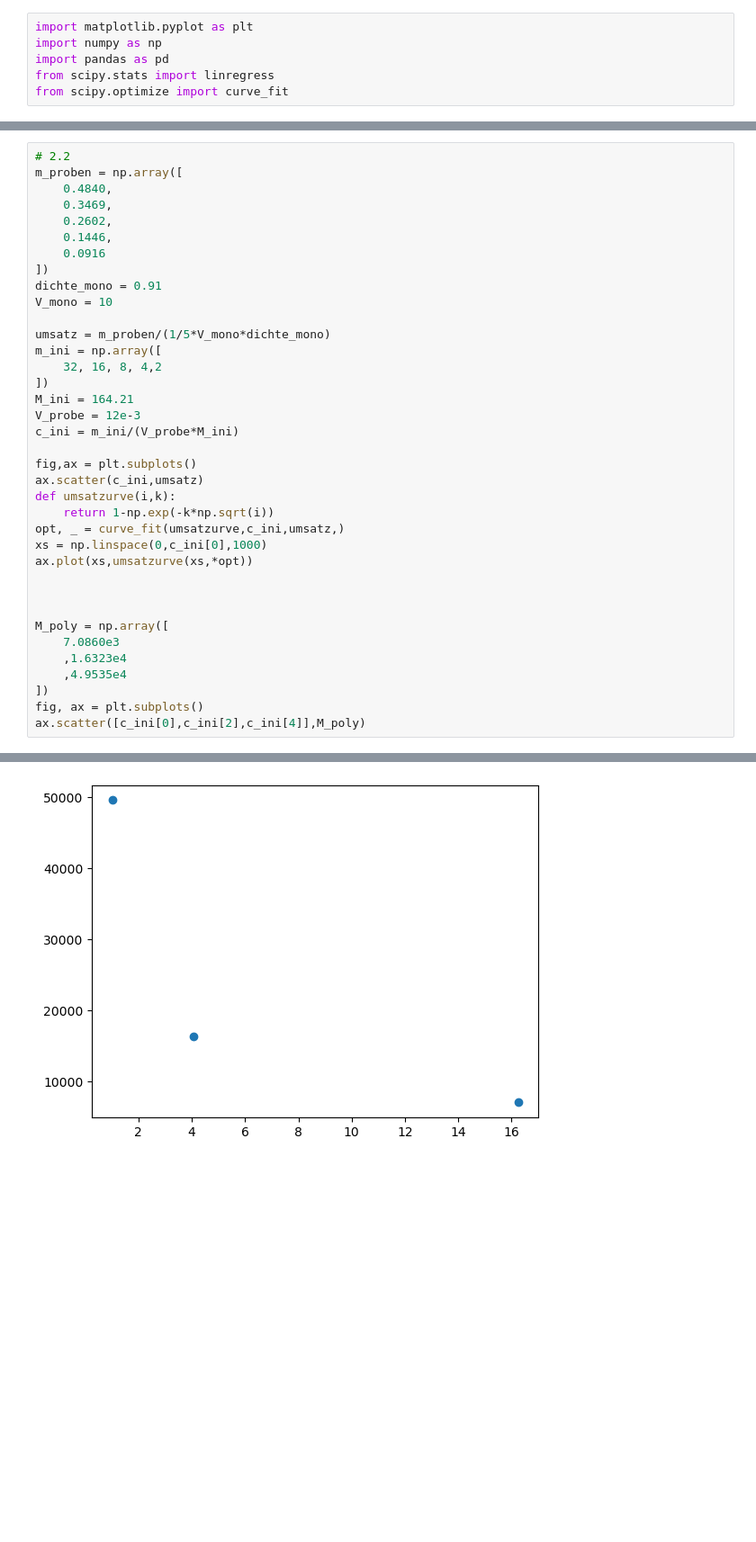
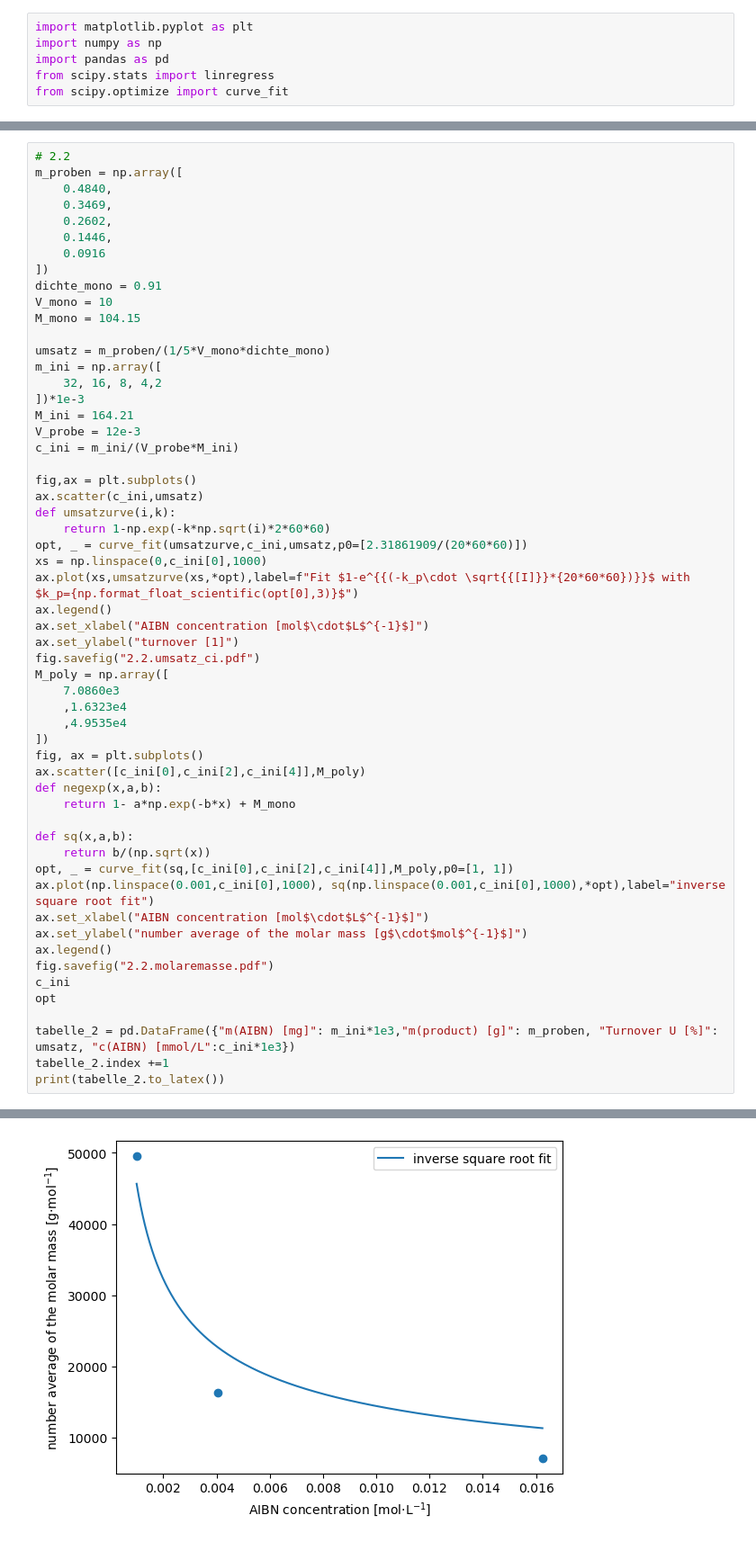
Before and after one commit to Rankenstein678/Makro, a Jupyter notebook: AMC1/AMC1.ipynb, the cells around one changed output, grey strips where cells are left out. Shown at 90% size. Drawn from its saved outputs; the diff is of its cells as text; blank space fills up the shorter version.

```diff
--- a/AMC1/AMC1.ipynb
+++ b/AMC1/AMC1.ipynb
@@ -69,11 +97,12 @@ m_proben = np.array([
 ])
 dichte_mono = 0.91
 V_mono = 10
+M_mono = 104.15
 
 umsatz = m_proben/(1/5*V_mono*dichte_mono)
 m_ini = np.array([
     32, 16, 8, 4,2
-])
+])*1e-3
 M_ini = 164.21
 V_probe = 12e-3
 c_ini = m_ini/(V_probe*M_ini)
@@ -81,13 +110,14 @@ c_ini = m_ini/(V_probe*M_ini)
 fig,ax = plt.subplots()
 ax.scatter(c_ini,umsatz)
 def umsatzurve(i,k):
-    return 1-np.exp(-k*np.sqrt(i))
-opt, _ = curve_fit(umsatzurve,c_ini,umsatz,)
+    return 1-np.exp(-k*np.sqrt(i)*2*60*60)
+opt, _ = curve_fit(umsatzurve,c_ini,umsatz,p0=[2.31861909/(20*60*60)])
 xs = np.linspace(0,c_ini[0],1000)
-ax.plot(xs,umsatzurve(xs,*opt))
-
-
-
+ax.plot(xs,umsatzurve(xs,*opt),label=f"Fit $1-e^{{(-k_p\cdot \sqrt{{[I]}}*{20*60*60})}}$ with $k_p={np.format_float_scientific(opt[0],3)}$")
+ax.legend()
+ax.set_xlabel("AIBN concentration [mol$\cdot$L$^{-1}$]")
+ax.set_ylabel("turnover [1]")
+fig.savefig("2.2.umsatz_ci.pdf")
 M_poly = np.array([
     7.0860e3
     ,1.6323e4
@@ -95,4 +125,21 @@ M_poly = np.array([
 ])
 fig, ax = plt.subplots()
 ax.scatter([c_ini[0],c_ini[2],c_ini[4]],M_poly)
+def negexp(x,a,b):
+    return 1- a*np.exp(-b*x) + M_mono
+
+def sq(x,a,b):
+    return b/(np.sqrt(x))
+opt, _ = curve_fit(sq,[c_ini[0],c_ini[2],c_ini[4]],M_poly,p0=[1, 1])
+ax.plot(np.linspace(0.001,c_ini[0],1000), sq(np.linspace(0.001,c_ini[0],1000),*opt),label="inverse square root fit")
+ax.set_xlabel("AIBN concentration [mol$\cdot$L$^{-1}$]")
+ax.set_ylabel("number average of the molar mass [g$\cdot$mol$^{-1}$]")
+ax.legend()
+fig.savefig("2.2.molaremasse.pdf")
+c_ini
+opt
+
+tabelle_2 = pd.DataFrame({"m(AIBN) [mg]": m_ini*1e3,"m(product) [g]": m_proben, "Turnover U [%]": umsatz, "c(AIBN) [mmol/L":c_ini*1e3})
+tabelle_2.index +=1
+print(tabelle_2.to_latex())
 # %% [output]
@@ -101,4 +158,4 @@ ax.scatter([c_ini[0],c_ini[2],c_ini[4]],M_poly)
-[figure, old version]
+[figure, new version]
 # %%
 m_leer = np.array([
        13.8260,
```
Also changed, not shown: parts of 3 cells of this notebook, 6 other files.
